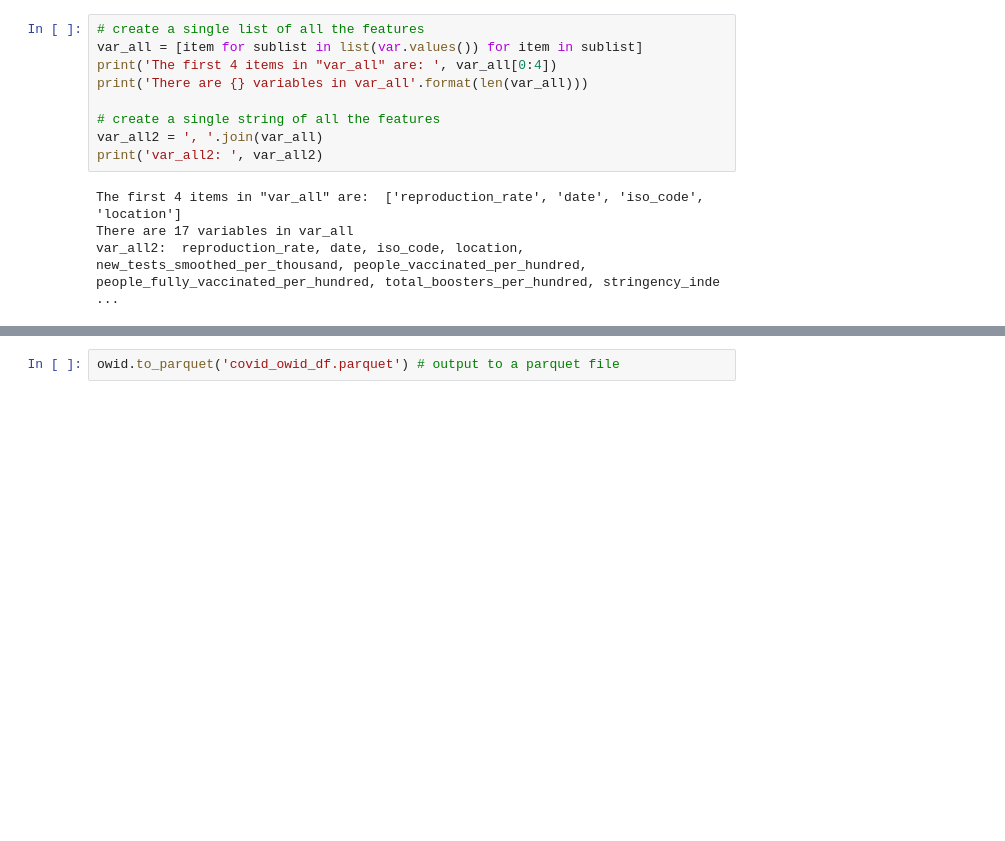
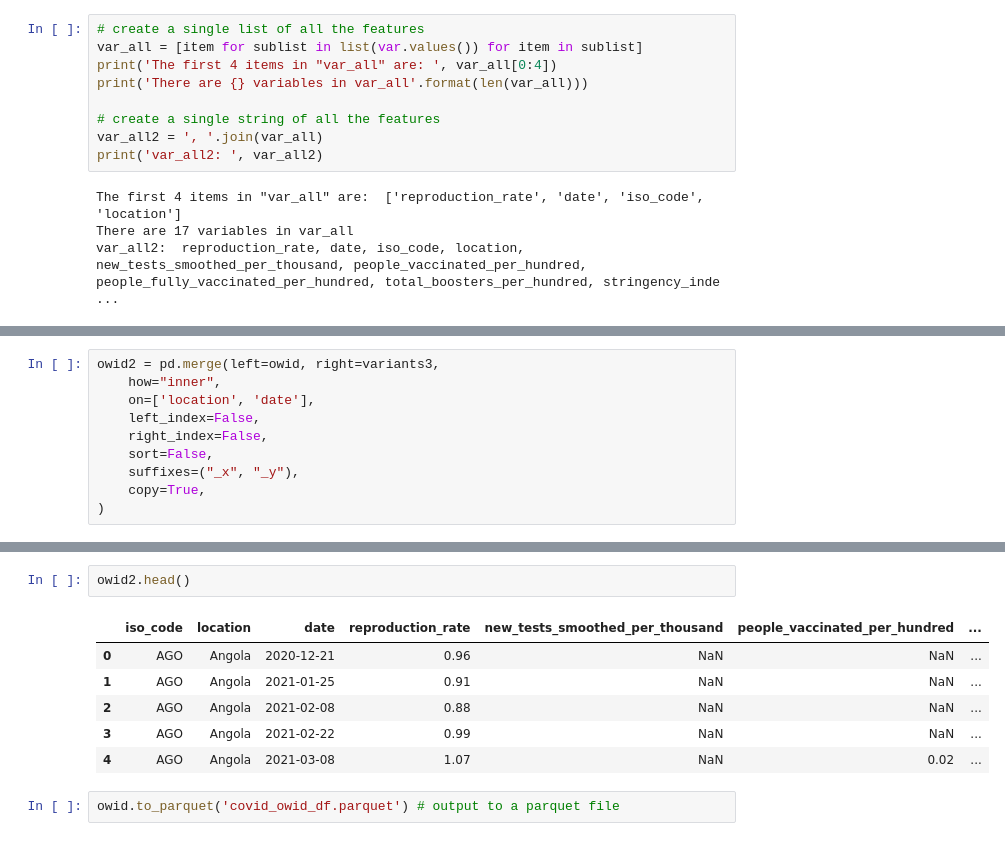
Before and after one commit to w-oke/covid_reproduction, a Jupyter notebook: owid_exploration.ipynb, the cells around one changed output, grey strips where cells are left out. Saved outputs shown, nothing was run; the diff lists cells and outputs as text; blank space fills up the shorter version.

```diff
--- a/owid_exploration.ipynb
+++ b/owid_exploration.ipynb
@@ -119,0 +281,10 @@ owid.head()
+# %%
+owid2 = pd.merge(left=owid, right=variants3,
+    how="inner",
+    on=['location', 'date'],
+    left_index=False,
+    right_index=False,
+    sort=False,
+    suffixes=("_x", "_y"),
+    copy=True,
+)
@@ -120,2 +311,11 @@ owid.head()
+# %%
+owid2.head()
+# %% [output]
+|  | iso_code | location | date | reproduction_rate | new_tests_smoothed_per_thousand | people_vaccinated_per_hundred | ... |
+| 0 | AGO | Angola | 2020-12-21 | 0.96 | NaN | NaN | ... |
+| 1 | AGO | Angola | 2021-01-25 | 0.91 | NaN | NaN | ... |
+| 2 | AGO | Angola | 2021-02-08 | 0.88 | NaN | NaN | ... |
+| 3 | AGO | Angola | 2021-02-22 | 0.99 | NaN | NaN | ... |
+| 4 | AGO | Angola | 2021-03-08 | 1.07 | NaN | 0.02 | ... |
 # %%
 owid.to_parquet('covid_owid_df.parquet') # output to a parquet file
```
Also changed, not shown: parts of 18 cells of this notebook.
